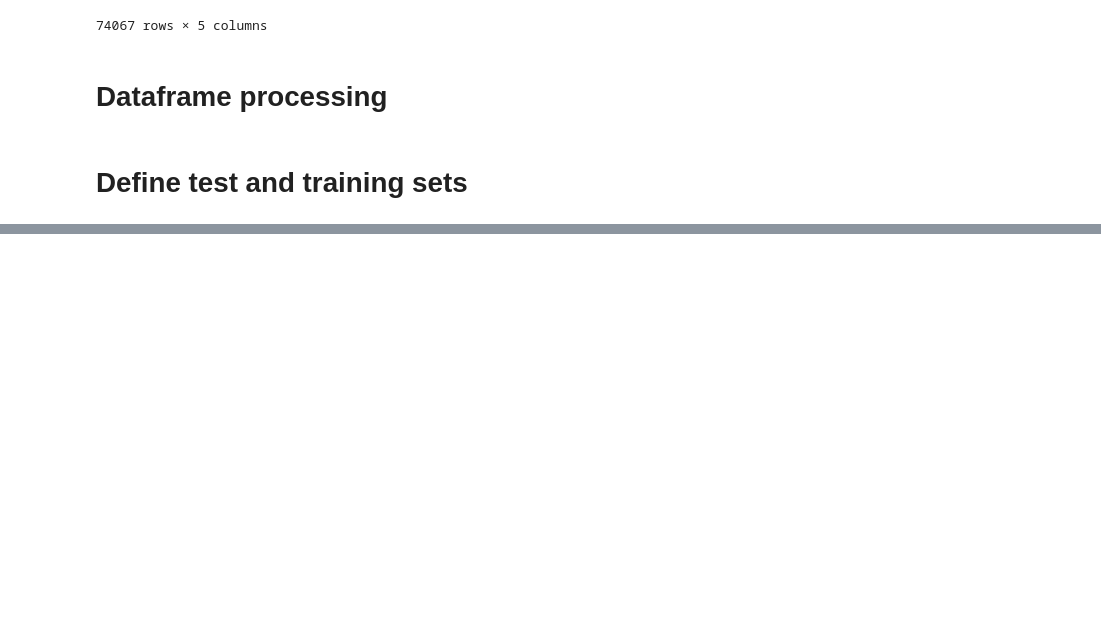
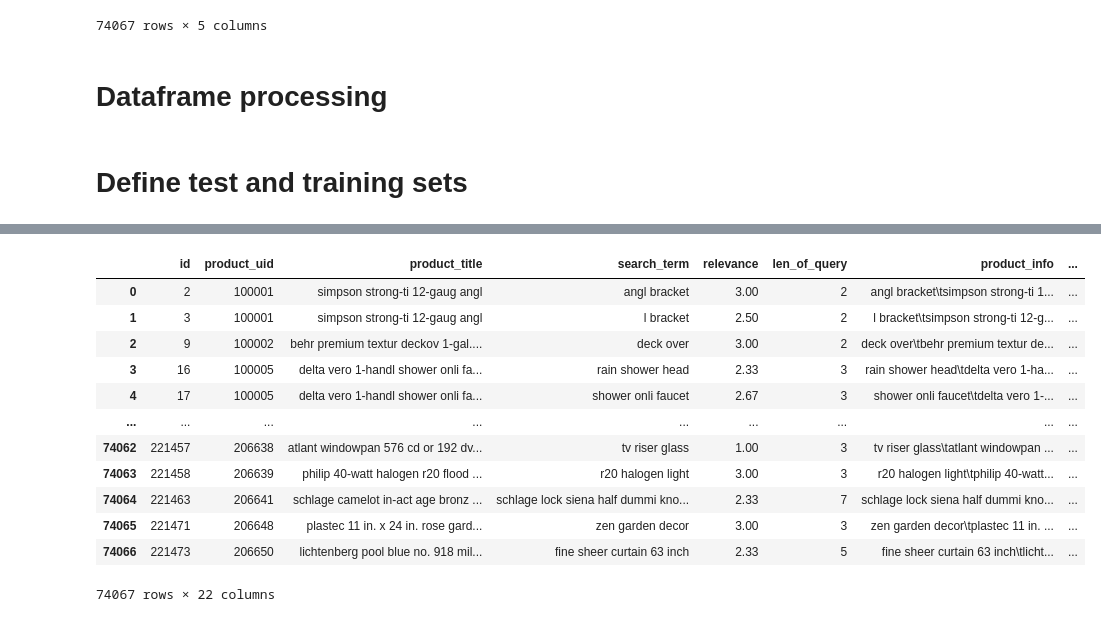
Before and after one commit to DiegoSourbag/DS-A3-Kaggle-Product-Search-Relevance, a Jupyter notebook: baseline evaluation.ipynb, the cells around one changed output, grey strips where cells are left out. Drawn from its saved outputs; the diff is of its cells as text; code cells hidden in the pictures; blank space fills up the shorter version.

```diff
--- a/baseline evaluation.ipynb
+++ b/baseline evaluation.ipynb
@@ -46,5 +50,6 @@ df_train['product_title'] = df_train['product_title'].map(lambda x:str_stemmer(x
 df_train['len_of_query'] = df_train['search_term'].map(lambda x:len(x.split())).astype(np.int64)
 df_train['product_info'] = df_train['search_term']+"\t"+df_train['product_title']
 df_train['word_in_title'] = df_train['product_info'].map(lambda x:str_common_word(x.split('\t')[0],x.split('\t')[1]))
+df_complete=df_train
 df_train = df_train.drop(['search_term','product_title', 'product_info'],axis=1)
 # %%
@@ -85,0 +167,57 @@ Root Mean Squared Error (RMSE): 0.4895
+# %%
+# Fit on combined corpus
+corpus = pd.concat([df_complete['search_term'], df_complete['product_title']], axis=0)
+vectorizer = TfidfVectorizer()
+vectorizer.fit(corpus)
+
+# Transform search terms and titles separately
+tfidf_query = vectorizer.transform(df_complete['search_term'])
+tfidf_title = vectorizer.transform(df_complete['product_title'])
+
+# Compute cosine similarity for each row
+df_complete['cosine_title'] = [
+    cosine_similarity(tfidf_query[i], tfidf_title[i])[0][0]
+    for i in range(len(df_complete))
+]
+
+# Add description
+df_complete = df_complete.merge(df_pro_desc, on='product_uid', how='left')
+df_complete['product_description'] = df_complete['product_description'].fillna("")
+
+# TF-IDF on search_term and product_description
+corpus = pd.concat([df_complete['search_term'], df_complete['product_description']], axis=0)
+vectorizer = TfidfVectorizer()
+vectorizer.fit(corpus)
+
+tfidf_query = vectorizer.transform(df_complete['search_term'])
+tfidf_desc = vectorizer.transform(df_complete['product_description'])
+
+df_complete['cosine_description'] = [
+    cosine_similarity(tfidf_query[i], tfidf_desc[i])[0][0]
+    for i in range(len(df_complete))
+]
+# %%
+def spacy_similarity(row):
+    doc1 = nlp(row['search_term'])
+    doc2 = nlp(row['product_title'])
+    if doc1.vector_norm == 0 or doc2.vector_norm == 0:
+        return 0.0
+    return doc1.similarity(doc2)
+
+df_complete['spacy_sim_title'] = df_complete.apply(spacy_similarity, axis=1)
+# %%
+df_complete
+# %% [output]
+|  | id | product_uid | product_title | search_term | relevance | len_of_query | product_info | ... |
+| 0 | 2 | 100001 | simpson strong-ti 12-gaug angl | angl bracket | 3.00 | 2 | angl bracket\tsimpson strong-ti 1... | ... |
+| 1 | 3 | 100001 | simpson strong-ti 12-gaug angl | l bracket | 2.50 | 2 | l bracket\tsimpson strong-ti 12-g... | ... |
+| 2 | 9 | 100002 | behr premium textur deckov 1-gal.... | deck over | 3.00 | 2 | deck over\tbehr premium textur de... | ... |
+| 3 | 16 | 100005 | delta vero 1-handl shower onli fa... | rain shower head | 2.33 | 3 | rain shower head\tdelta vero 1-ha... | ... |
+| 4 | 17 | 100005 | delta vero 1-handl shower onli fa... | shower onli faucet | 2.67 | 3 | shower onli faucet\tdelta vero 1-... | ... |
+| ... | ... | ... | ... | ... | ... | ... | ... | ... |
+| 74062 | 221457 | 206638 | atlant windowpan 576 cd or 192 dv... | tv riser glass | 1.00 | 3 | tv riser glass\tatlant windowpan ... | ... |
+| 74063 | 221458 | 206639 | philip 40-watt halogen r20 flood ... | r20 halogen light | 3.00 | 3 | r20 halogen light\tphilip 40-watt... | ... |
+| 74064 | 221463 | 206641 | schlage camelot in-act age bronz ... | schlage lock siena half dummi kno... | 2.33 | 7 | schlage lock siena half dummi kno... | ... |
+| 74065 | 221471 | 206648 | plastec 11 in. x 24 in. rose gard... | zen garden decor | 3.00 | 3 | zen garden decor\tplastec 11 in. ... | ... |
+| 74066 | 221473 | 206650 | lichtenberg pool blue no. 918 mil... | fine sheer curtain 63 inch | 2.33 | 5 | fine sheer curtain 63 inch\tlicht... | ... |
+74067 rows × 22 columns
```
Also changed, not shown: parts of 11 cells of this notebook, 2 other files.
